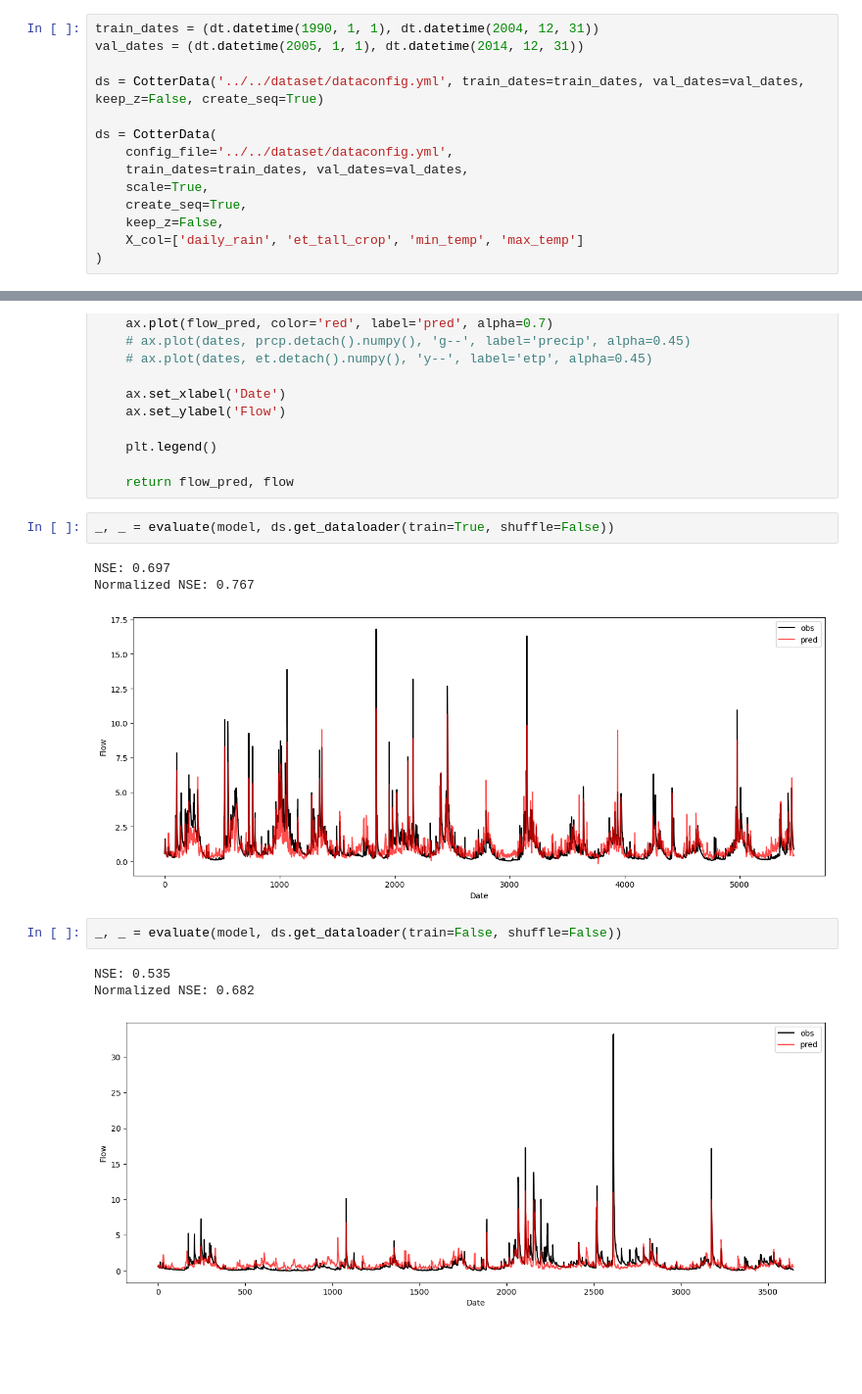
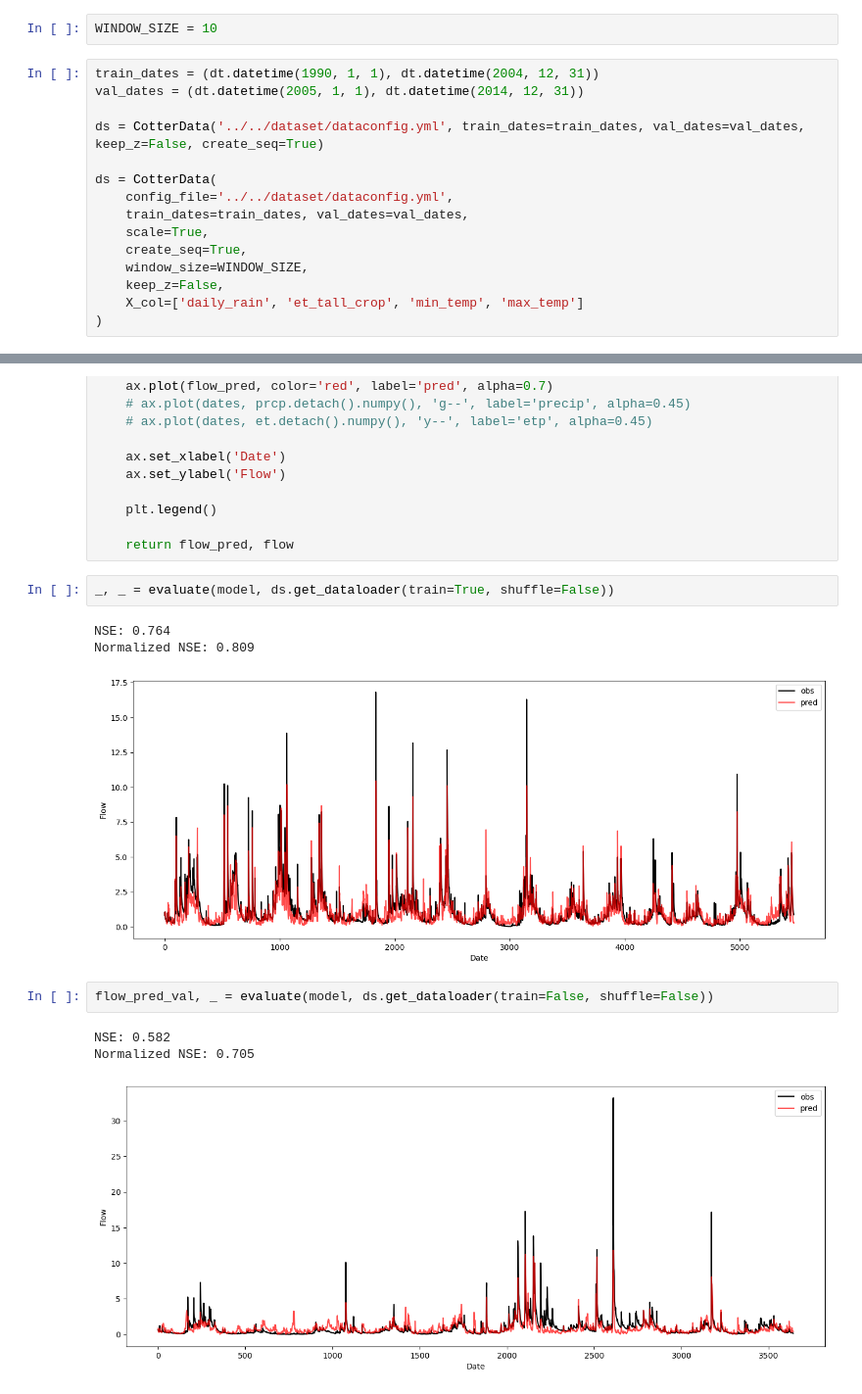
Before and after one commit to arpit-kapoor/hybrid-gr4j, a Jupyter notebook: notebooks/ml/lstm_cotter.ipynb, the cells around one changed output, grey strips where cells are left out. Shown: that part at 98% size. Cells and saved outputs as stored; diff of their text form; blank space fills up the shorter version.

```diff
--- a/notebooks/ml/lstm_cotter.ipynb
+++ b/notebooks/ml/lstm_cotter.ipynb
@@ -14,6 +14,8 @@ from tqdm import tqdm
 
 from dataset.cotter_dataset import CotterData
 from model.ml.lstm import LSTM
+# %%
+WINDOW_SIZE = 10
 # %%
 train_dates = (dt.datetime(1990, 1, 1), dt.datetime(2004, 12, 31))
 val_dates = (dt.datetime(2005, 1, 1), dt.datetime(2014, 12, 31))
@@ -25,6 +27,7 @@ ds = CotterData(
     train_dates=train_dates, val_dates=val_dates,
     scale=True,
     create_seq=True,
+    window_size=WINDOW_SIZE,
     keep_z=False,
     X_col=['daily_rain', 'et_tall_crop', 'min_temp', 'max_temp']
 )
@@ -149,12 +152,12 @@ def evaluate(model, dl):
 # %%
 _, _ = evaluate(model, ds.get_dataloader(train=True, shuffle=False))
 # %% [output]
-NSE: 0.697
-Normalized NSE: 0.767
+NSE: 0.764
+Normalized NSE: 0.809
-[figure, old version]
+[figure, new version]
 # %%
-_, _ = evaluate(model, ds.get_dataloader(train=False, shuffle=False))
+flow_pred_val, _ = evaluate(model, ds.get_dataloader(train=False, shuffle=False))
 # %% [output]
-NSE: 0.535
-Normalized NSE: 0.682
+NSE: 0.582
+Normalized NSE: 0.705
-[figure, old version]
+[figure, new version]
```
Also changed, not shown: parts of 2 cells of this notebook, 5 other files.
